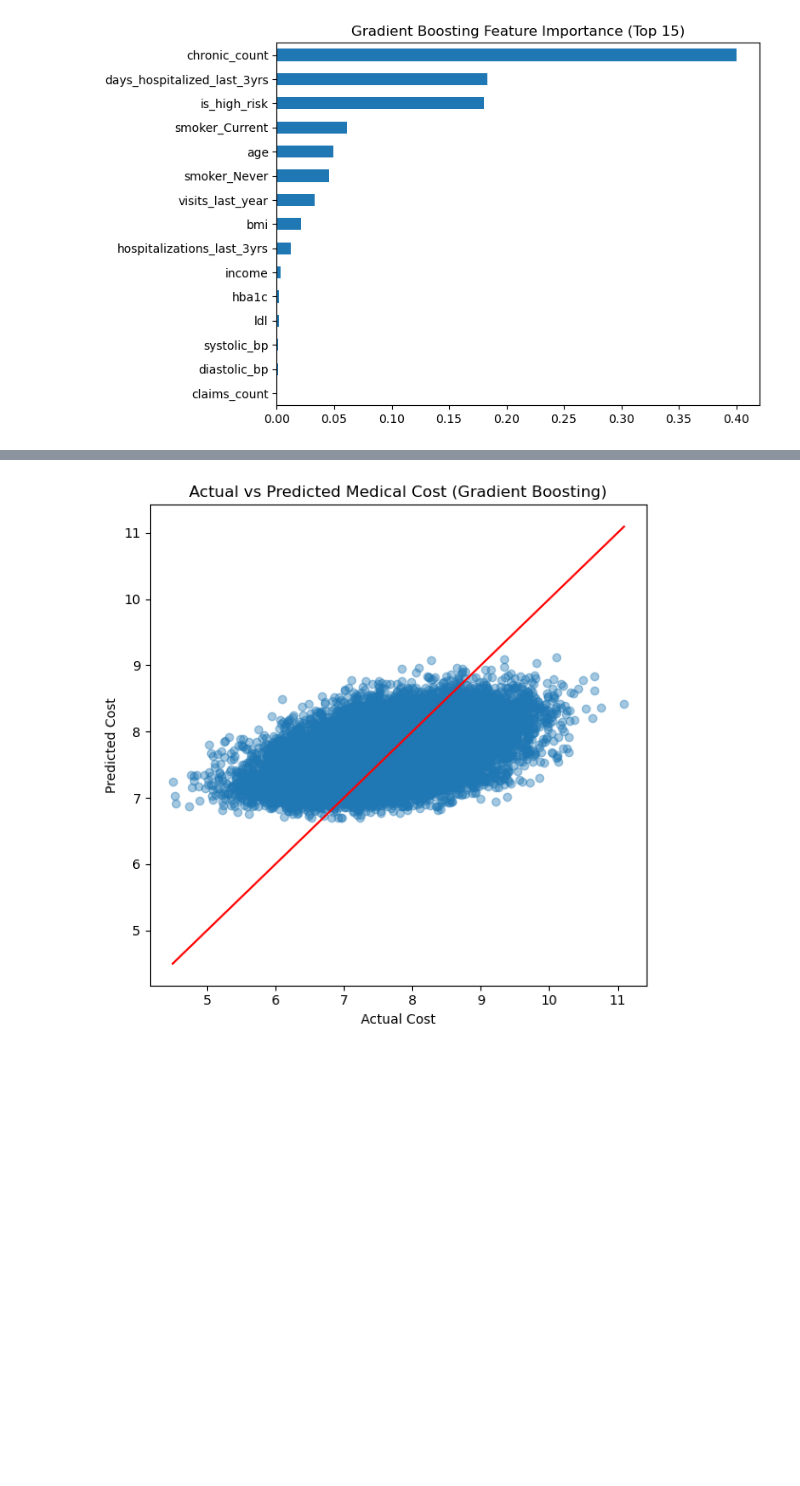
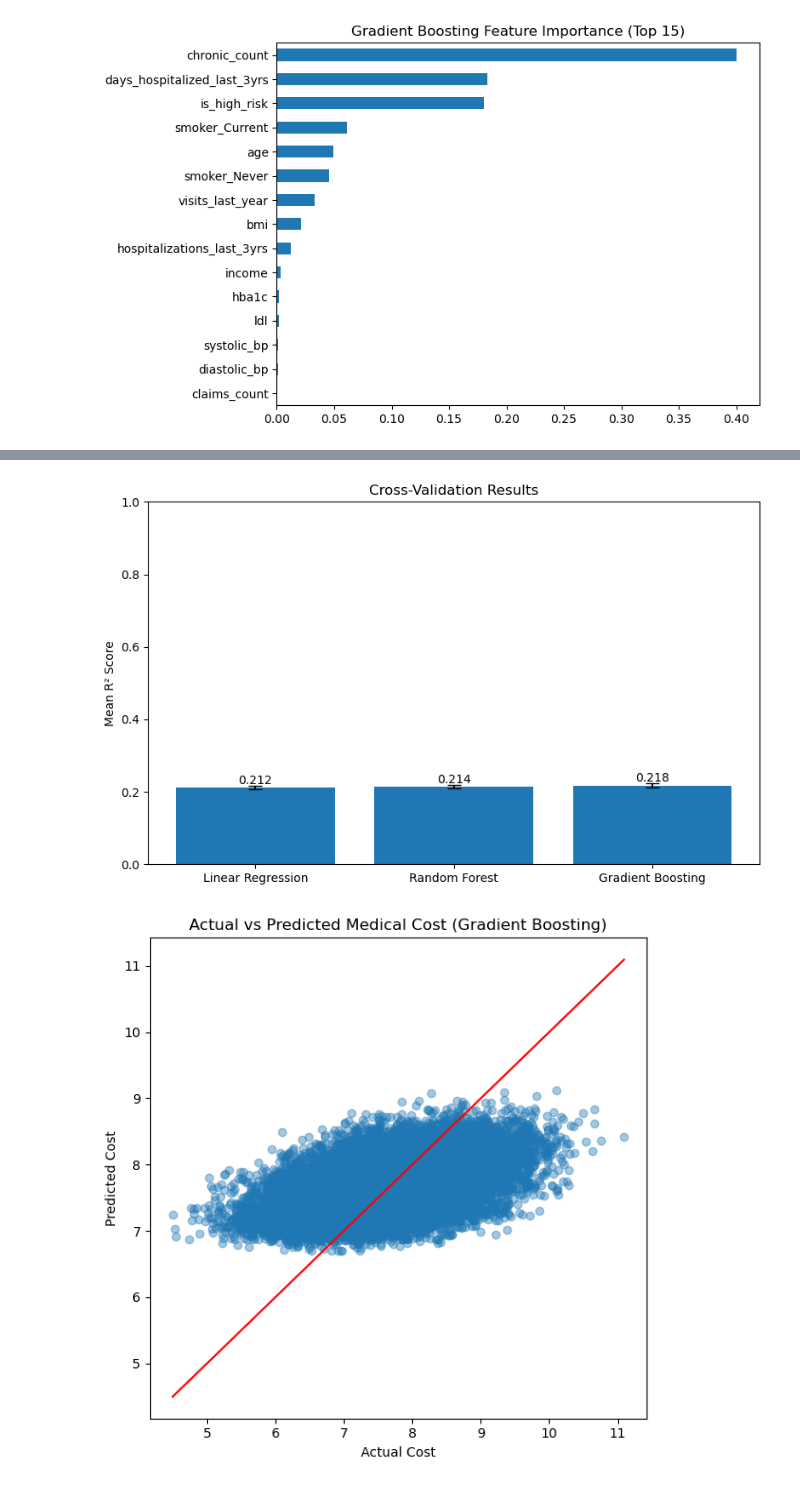
Before and after one commit to rishikhullar1/DATASCI347FinalProject, a Jupyter notebook: QTM347_Final.ipynb, the cells around one changed output, grey strips where cells are left out. Cells and saved outputs as stored; diff of their text form; code cells hidden in the pictures; blank space fills up the shorter version.

```diff
--- a/QTM347_Final.ipynb
+++ b/QTM347_Final.ipynb
@@ -592,6 +656,33 @@ Random Forest CV Std: 0.005201607667136397
 Gradient Boosting CV R2: 0.21768256002106395
 Gradient Boosting CV Std: 0.005716572283532682
 [figure]
+# %%
+
+models = ["Linear Regression", "Random Forest", "Gradient Boosting"]
+
+means = [lr_cv.mean(), rf_cv.mean(), gbr_cv.mean()]
+
+stds = [lr_cv.std(), rf_cv.std(), gbr_cv.std()]
+
+plt.figure(figsize=(8,5))
+
+bars = plt.bar(models, means, yerr=stds, capsize=6)
+
+plt.title("Cross-Validation Results")
+plt.ylabel("Mean R² Score")
+plt.ylim(0, 1)
+
+for bar, mean in zip(bars, means):
+    plt.text(
+        bar.get_x() + bar.get_width()/2,
+        mean + 0.01,
+        f"{mean:.3f}",
+        ha='center'
+    )
+plt.tight_layout()
+plt.show()
+# %% [output]
+[figure, added]
 # %%
 y_pred_gbr = gbr.predict(X_test)
 
```
Also changed, not shown: parts of 20 cells of this notebook, 1 other file.
